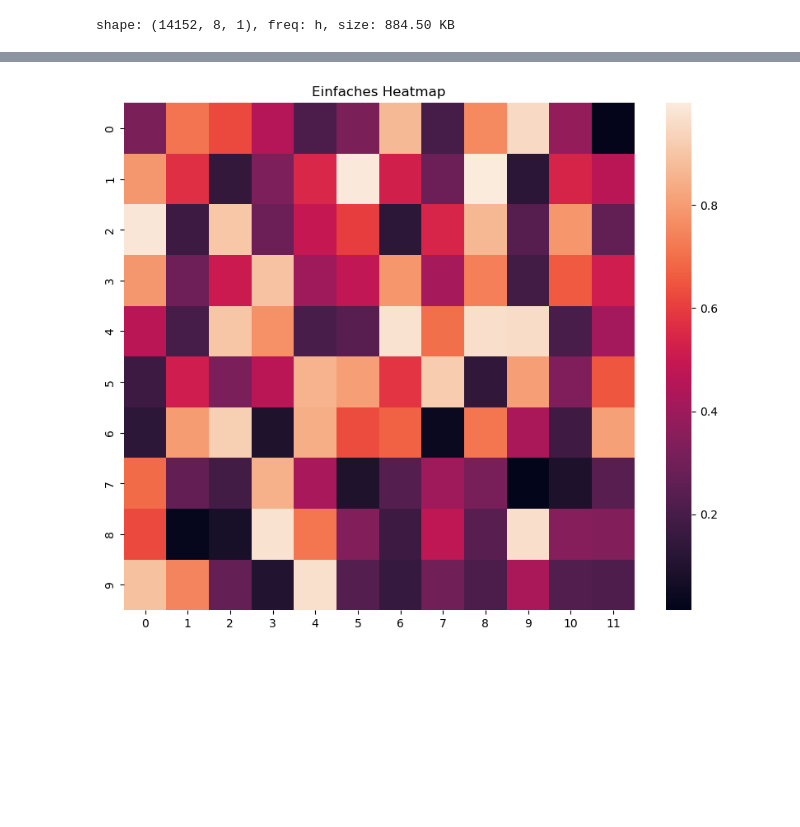
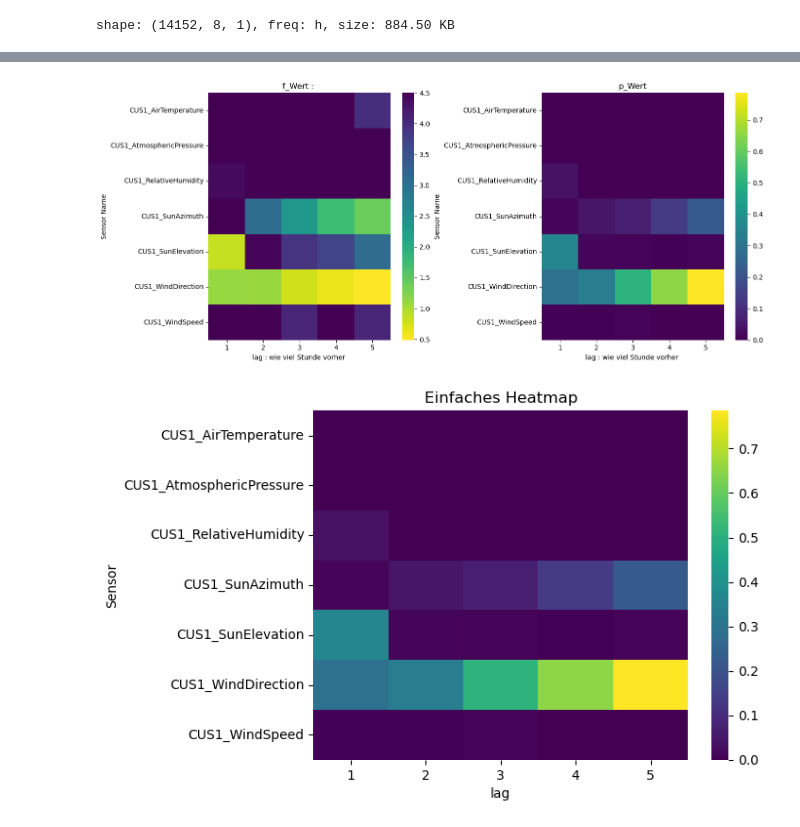
Before and after one commit to syassinho/Precipitation_Forecast-Bericht, a Jupyter notebook: Notebooks/temperature_Data.ipynb, the cells around one changed output, grey strips where cells are left out. Drawn from its saved outputs; the diff is of its cells as text; code cells hidden in the pictures; blank space fills up the shorter version.

Commit message:
Visualize causality using Heatmap for F-Statistic and p-value

```diff
--- a/Notebooks/temperature_Data.ipynb
+++ b/Notebooks/temperature_Data.ipynb
@@ -268,6 +268,10 @@ import pickle
 with open(ScriptPath.parent / 'data' / 'ts_all_cus1.pkl', 'wb') as f:
     pickle.dump(ts_all, f)
 # %%
+from pathlib import Path
+ScriptPath = Path().absolute()
+# Read the pickle file into a time series
+
 import pickle
 with open(ScriptPath.parent / 'data' / 'ts_all_cus1.pkl', 'rb') as f:
 
@@ -513,0 +507,12 @@ Needed_result
+# %%
+
+import pandas as pd
+df_fpWerte=pd.DataFrame(columns=['Sensor', 'lag' , 'f_wert','p_wert'])
+
+i=0
+for pys , value in Needed_result.items() :
+   for lag ,f_p in value.items():
+      df_fpWerte.loc[i] = [pys , lag ,f_p[0] , f_p[1]]
+      i=i+1
+      print(f'  pys werte {pys}  fp werte {f_p}  und lag werte {lag}')
+      #f.append(Needed_result[pys][lag][0])
@@ -513,0 +537,5 @@ Needed_result
+# %%
+df_f_pivot=pd.pivot(df_fpWerte ,index= 'Sensor',columns='lag', values='f_wert')
+df_p_pivot=pd.pivot(df_fpWerte ,index= 'Sensor',columns='lag', values='p_wert')
+
+df_p_pivot
@@ -514,15 +552,35 @@ Needed_result
+# %%
+import seaborn as sns
+import matplotlib.pyplot as plt
+
+fig, axes = plt.subplots(1,2,figsize=(14, 6))
+sns.heatmap(df_f_pivot,cmap='viridis_r',vmax=4.5,ax=axes[0])
+axes[0].set_title('f_Wert : ')
+axes[0].set_xlabel('lag : wie viel Stunde vorher ')
+axes[0].set_ylabel('Sensor Name')
+
+sns.heatmap(df_p_pivot,cmap='viridis',ax=axes[1])
+axes[1].set_title('p_Wert')
+axes[1].set_xlabel('lag : wie viel Stunde vorher ')
+axes[1].set_ylabel('Sensor Name')
+plt.tight_layout()
+plt.show()
+# %% [output]
+[figure, added]
 # %%
 import seaborn as sns
 import matplotlib.pyplot as plt
 import numpy as np
 
-# Beispiel-Daten
-data = np.random.rand(10, 12)  # 10x12 Matrix
+import seaborn as sns
+import matplotlib.pyplot as plt
 
-# Einfaches Heatmap
-plt.figure(figsize=(10, 8))
-sns.heatmap(data)
+sns.heatmap(df_p_pivot,cmap='viridis')
+
+
+
+
 plt.title("Einfaches Heatmap")
 plt.show()
 # %% [output]
-[figure, old version]
+[figure, new version]
```
Also changed, not shown: parts of 7 cells of this notebook, 1 other file.
